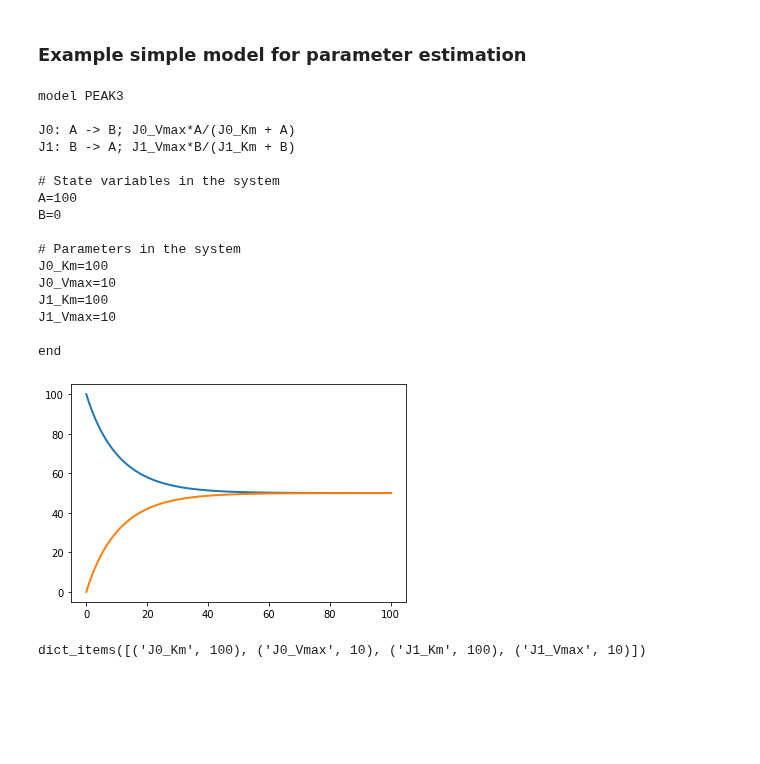
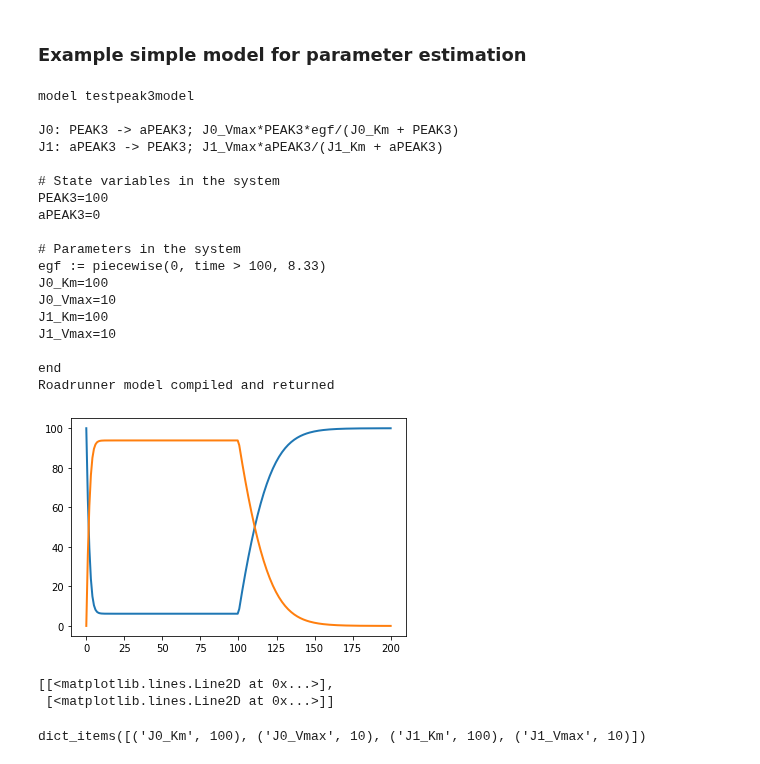
Before and after one commit to AnEvilBurrito/new-peak-project, a Jupyter notebook: src/model_construction.ipynb, the cells around one changed output. Cells and saved outputs as stored; diff of their text form; code cells hidden in the pictures; blank space fills up the shorter version.

Commit message:
update parameter estimation module

```diff
--- a/src/model_construction.ipynb
+++ b/src/model_construction.ipynb
@@ -147,35 +147,44 @@ Antimony model compiled without error
 # %%
 from models.ModelBuilder import ModelBuilder
 from models.Reaction import Reaction
 from models.ReactionArchtype import ReactionArchtype
 from models.ArchtypeCollections import *
 
-model = ModelBuilder('PEAK3')
-model.add_reaction(Reaction(michaelis_menten, ('A',), ('B',)))
-model.add_reaction(Reaction(michaelis_menten, ('B',), ('A',), reactant_values=0, product_values=100))
+model = ModelBuilder('testpeak3model')
+model.add_reaction(Reaction(michaelis_menten_stim, ('PEAK3',), ('aPEAK3',), extra_states=('egf',)))
+model.add_reaction(Reaction(michaelis_menten, ('aPEAK3',), ('PEAK3',), reactant_values=0, product_values=100))
+model.inject_antimony_string_at("egf := piecewise(0, time > 100, 8.33)", 'parameters')
 
 print(model.get_antimony_model())
 
-model.simulate(0, 100, 100)
-model.plot()
+sbml_model = model.get_sbml_model()
+
+rr = model.get_roadrunner_model(sbml_model)
+
+rr.simulate(0, 200, 200)
+rr.plot()
 # %% [output]
-model PEAK3
+model testpeak3model
 
-J0: A -> B; J0_Vmax*A/(J0_Km + A)
-J1: B -> A; J1_Vmax*B/(J1_Km + B)
+J0: PEAK3 -> aPEAK3; J0_Vmax*PEAK3*egf/(J0_Km + PEAK3)
+J1: aPEAK3 -> PEAK3; J1_Vmax*aPEAK3/(J1_Km + aPEAK3)
 
 # State variables in the system
-A=100
-B=0
+PEAK3=100
+aPEAK3=0
 
 # Parameters in the system
+egf := piecewise(0, time > 100, 8.33)
 J0_Km=100
 J0_Vmax=10
 J1_Km=100
 J1_Vmax=10
 
 end
+Roadrunner model compiled and returned
-[figure, old version]
+[figure, new version]
+[[<matplotlib.lines.Line2D at 0x...>],
+ [<matplotlib.lines.Line2D at 0x...>]]
 # %%
 print(model.get_parameters().items())
 # %% [output]
```
Also changed, not shown: 7 other files.
